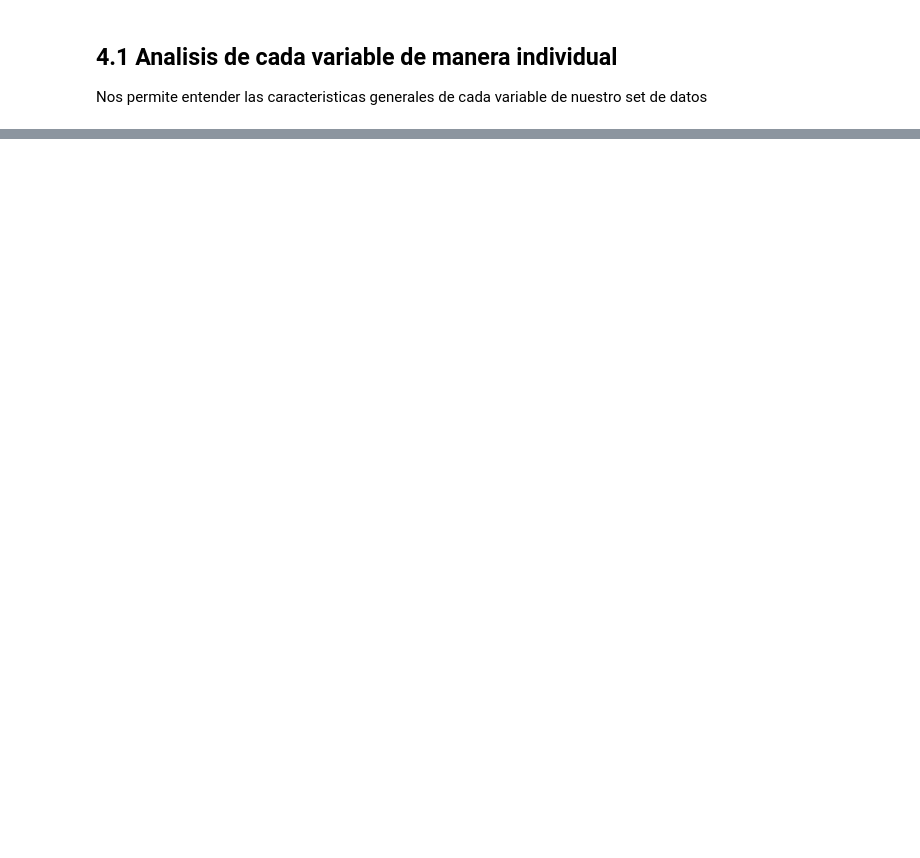
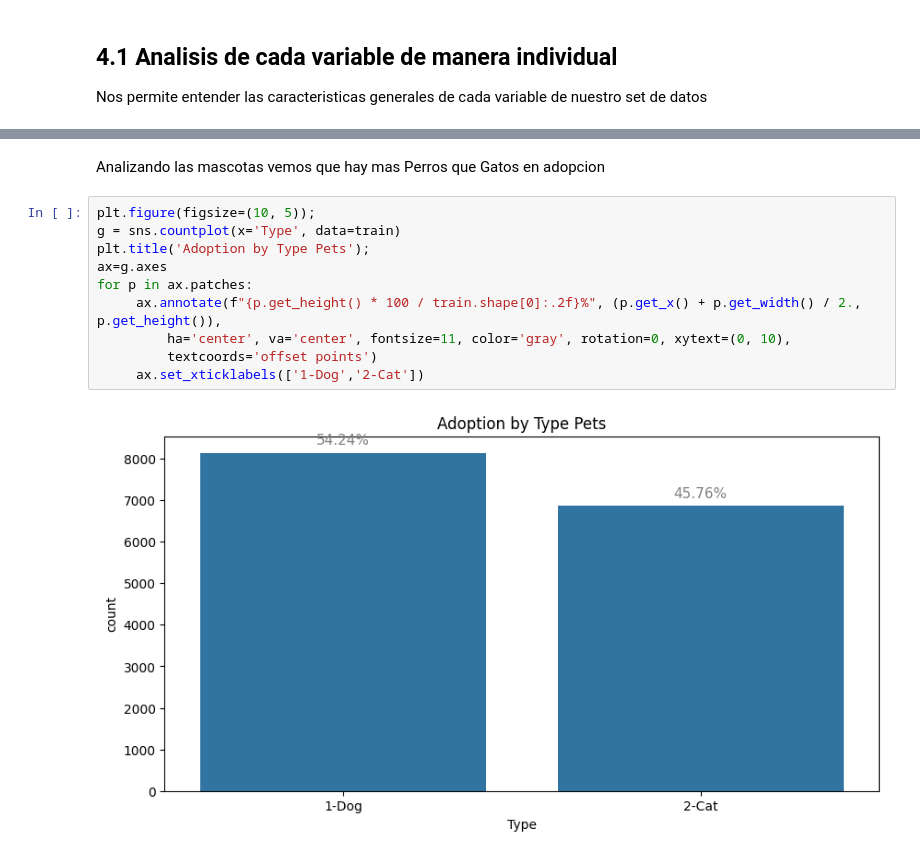
Before and after one commit to Nicoch6/Labo2_Entrega, a Jupyter notebook: 02-EDA.ipynb, the cells around one changed output, grey strips where cells are left out. Saved outputs shown, nothing was run; the diff lists cells and outputs as text; blank space fills up the shorter version.

```diff
--- a/02-EDA.ipynb
+++ b/02-EDA.ipynb
@@ -84,0 +193,14 @@ memory usage: 2.7+ MB
+# %% [markdown]
+Analizando las mascotas vemos que hay mas Perros que Gatos en adopcion
+# %%
+plt.figure(figsize=(10, 5));
+g = sns.countplot(x='Type', data=train)
+plt.title('Adoption by Type Pets');
+ax=g.axes
+for p in ax.patches:
+     ax.annotate(f"{p.get_height() * 100 / train.shape[0]:.2f}%", (p.get_x() + p.get_width() / 2., p.get_height()),
+         ha='center', va='center', fontsize=11, color='gray', rotation=0, xytext=(0, 10),
+         textcoords='offset points')
+     ax.set_xticklabels(['1-Dog','2-Cat'])
+# %% [output]
+[figure, added]
```
Also changed, not shown: parts of 22 cells of this notebook, 1 other file.
